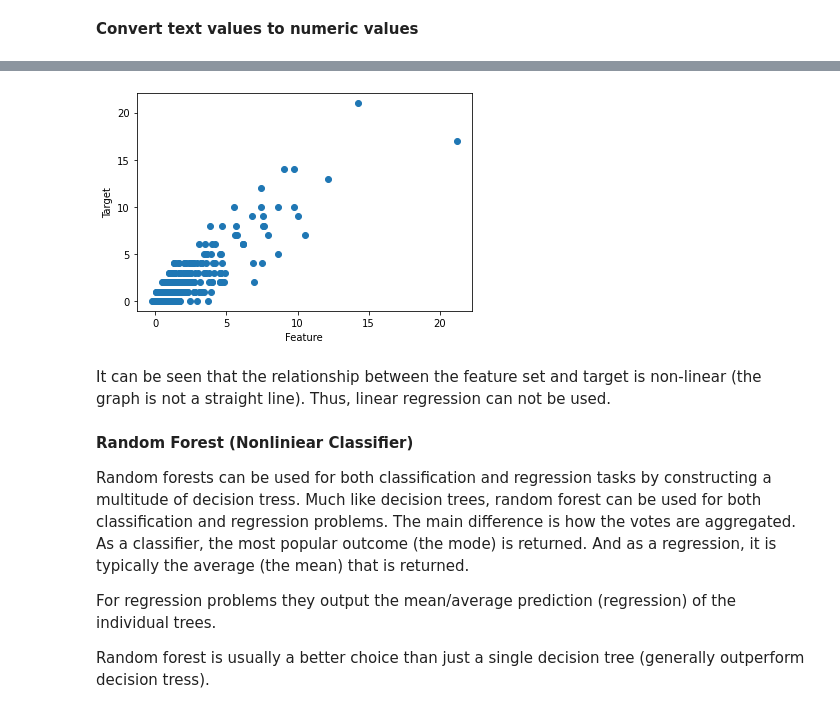
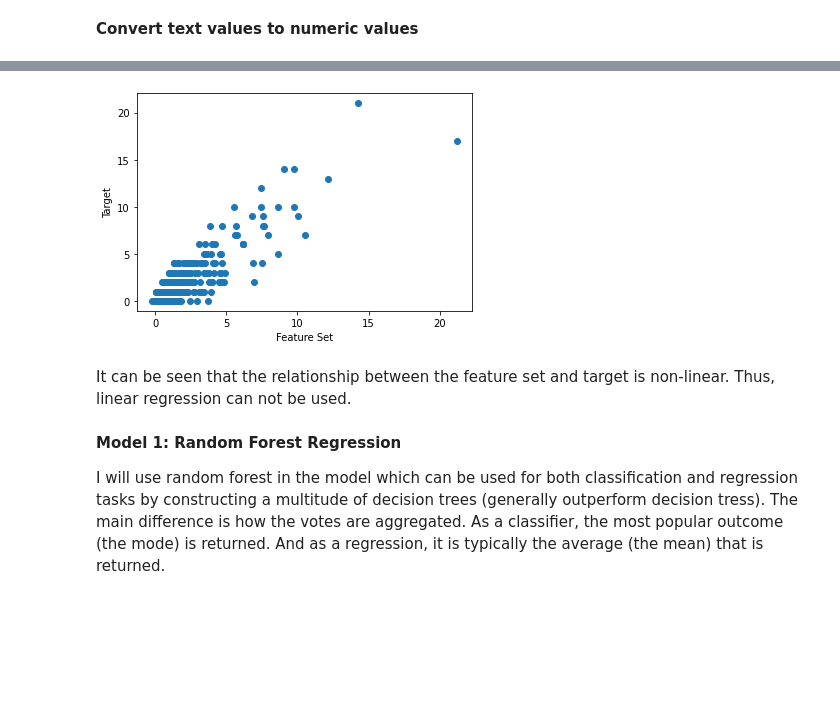
Before and after one commit to omaroscar-10/Product-Sales-Prediction, a Jupyter notebook: Product Sales Prediction.ipynb, the cells around one changed output, grey strips where cells are left out. Saved outputs shown, nothing was run; the diff lists cells and outputs as text; code cells hidden in the pictures; blank space fills up the shorter version.

```diff
--- a/Product Sales Prediction.ipynb
+++ b/Product Sales Prediction.ipynb
@@ -260,13 +178,0 @@ masked_array(data=[1, 0, 0, ..., 0, 2, 2],
-# %%
-# Visualize the winsorized data using a box plot
-df["winsorized_Approved_Conversion"] = winsorize(df["Approved_Conversion"], (0,0.10))
-
-plt.boxplot(df["winsorized_Approved_Conversion"])
-plt.title("Boxplot of winsorized Approved_Conversion (whis=1.5)")
-plt.show()
-
-# Plot a histogram to depict the distribution of the winsorized variable
-
-plt.hist(df["winsorized_Approved_Conversion"])
-plt.title("Histogram of winsorized Approved_Conversion")
-plt.show()
@@ -639,0 +474,8 @@ Regression problems have a continuous outcome variable, therefore, linear regres
+# %%
+# Y is the target variable
+
+Y = df["Approved_Conversion"]
+
+# X is the feature set
+
+X = df.drop(["ad_id","xyz_campaign_id", "fb_campaign_id", "age", "gender", "interest", "Approved_Conversion"], 1)
@@ -661,22 +502,18 @@ results = sm.OLS(Y, X).fit()
 # %%
 # Predictions of the regression
 
 predictions = results.predict()
 
 # Plot the estimated `Y` and `X`
 plt.scatter(predictions, Y)
-plt.xlabel("Feature")
+plt.xlabel("Feature Set")
 plt.ylabel("Target")
 plt.show()
 # %% [output]
-[figure, old version]
+[figure, new version]
 # %% [markdown]
-It can be seen that the relationship between the feature set and target is non-linear (the graph is not a straight line). Thus, linear regression can not be used.
+It can be seen that the relationship between the feature set and target is non-linear. Thus, linear regression can not be used.
 # %% [markdown]
-**Random Forest (Nonliniear Classifier)**
+**Model 1: Random Forest Regression**
 
-Random forests can be used for both classification and regression tasks by constructing a multitude of decision tress. Much like decision trees, random forest can be used for both classification and regression problems. The main difference is how the votes are aggregated. As a classifier, the most popular outcome (the mode) is returned. And as a regression, it is typically the average (the mean) that is returned.
-
-For regression problems they output the mean/average prediction (regression) of the individual trees.
-
-Random forest is usually a better choice than just a single decision tree (generally outperform decision tress).
+I will use random forest in the model which can be used for both classification and regression tasks by constructing a multitude of decision trees (generally outperform decision tress). The main difference is how the votes are aggregated. As a classifier, the most popular outcome (the mode) is returned. And as a regression, it is typically the average (the mean) that is returned.
```
Also changed, not shown: parts of 134 cells of this notebook.
